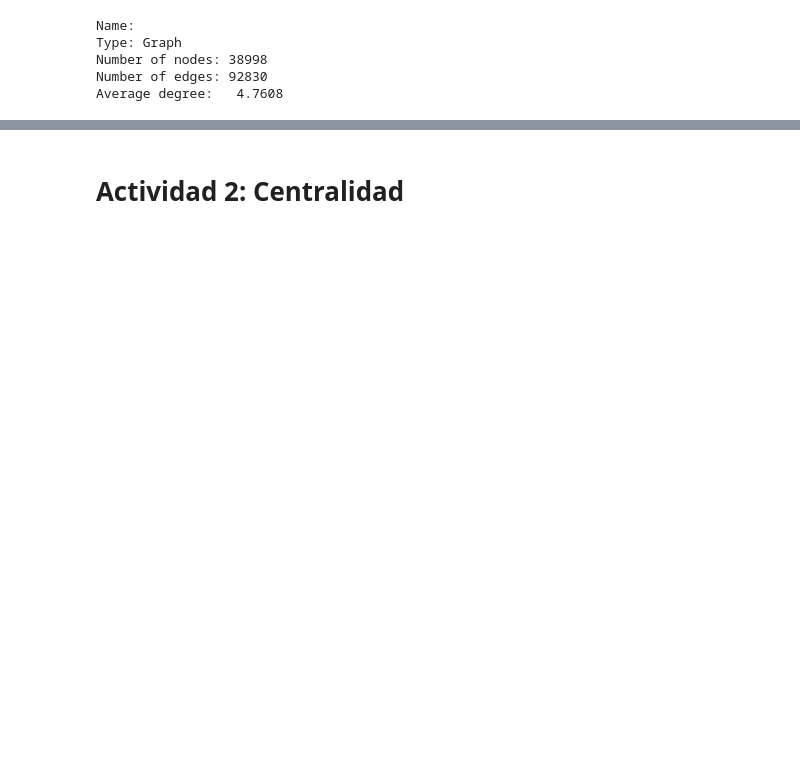
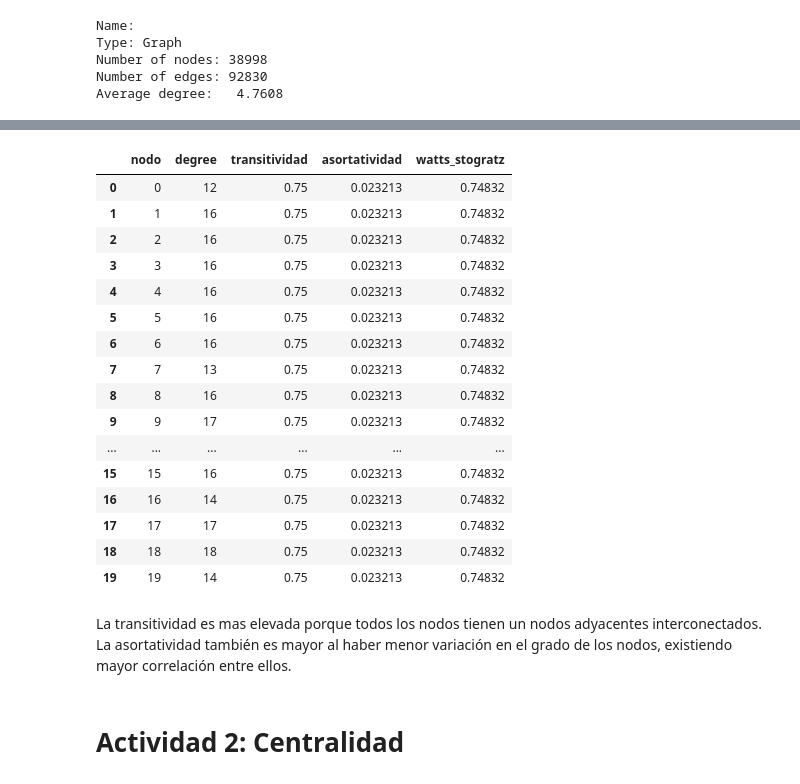
Before and after one commit to estebanarr/graphMachineLearning, a Jupyter notebook: notebooks/Practico1.ipynb, the cells around one changed output, grey strips where cells are left out. Cells and saved outputs as stored; diff of their text form; code cells hidden in the pictures; blank space fills up the shorter version.

```diff
--- a/notebooks/Practico1.ipynb
+++ b/notebooks/Practico1.ipynb
@@ -313,2 +360,31 @@ df_metricas
+# %%
+df_metricas_test=pd.DataFrame(g_test.degree()).rename(columns={0:'nodo',1:'degree'})
+
+transitividad= nx.transitivity(g_test)
+df_metricas_test['transitividad'] = transitividad
+df_metricas_test['asortatividad']=(nx.degree_assortativity_coefficient(g_test))
+df_metricas_test['watts_stogratz']=(nx.average_clustering(g_test))
+# %%
+df_metricas_test
+# %% [output]
+|  | nodo | degree | transitividad | asortatividad | watts_stogratz |
+| 0 | 0 | 12 | 0.75 | 0.023213 | 0.74832 |
+| 1 | 1 | 16 | 0.75 | 0.023213 | 0.74832 |
+| 2 | 2 | 16 | 0.75 | 0.023213 | 0.74832 |
+| 3 | 3 | 16 | 0.75 | 0.023213 | 0.74832 |
+| 4 | 4 | 16 | 0.75 | 0.023213 | 0.74832 |
+| 5 | 5 | 16 | 0.75 | 0.023213 | 0.74832 |
+| 6 | 6 | 16 | 0.75 | 0.023213 | 0.74832 |
+| 7 | 7 | 13 | 0.75 | 0.023213 | 0.74832 |
+| 8 | 8 | 16 | 0.75 | 0.023213 | 0.74832 |
+| 9 | 9 | 17 | 0.75 | 0.023213 | 0.74832 |
+| ... | ... | ... | ... | ... | ... |
+| 15 | 15 | 16 | 0.75 | 0.023213 | 0.74832 |
+| 16 | 16 | 14 | 0.75 | 0.023213 | 0.74832 |
+| 17 | 17 | 17 | 0.75 | 0.023213 | 0.74832 |
+| 18 | 18 | 18 | 0.75 | 0.023213 | 0.74832 |
+| 19 | 19 | 14 | 0.75 | 0.023213 | 0.74832 |
+# %% [markdown]
+La transitividad es mas elevada porque todos los nodos tienen un nodos adyacentes interconectados. La asortatividad también es mayor al haber menor variación en el grado de los nodos, existiendo mayor correlación entre ellos.
 # %% [markdown]
 # Actividad 2: Centralidad
```
Also changed, not shown: parts of 10 cells of this notebook.
